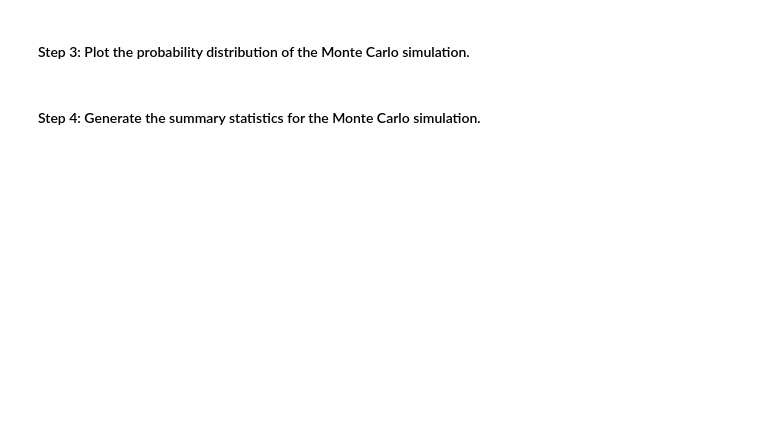
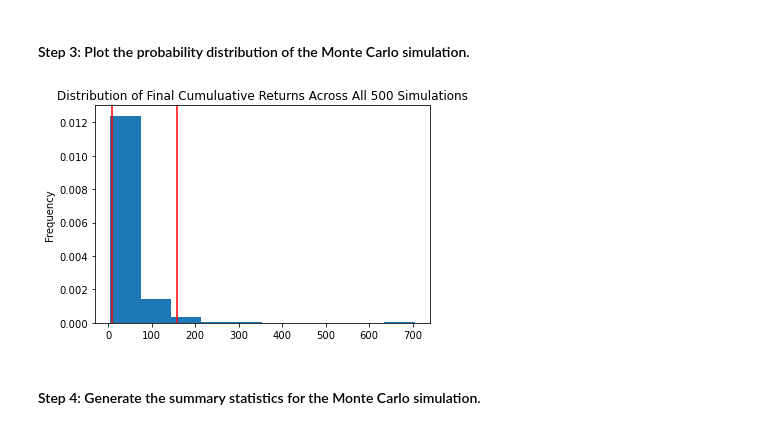
Before and after one commit to phodsman/Credit-Union-Member-Financial-Planner, a Jupyter notebook: financial_planning_tools.ipynb, the cells around one changed output. Saved outputs shown, nothing was run; the diff lists cells and outputs as text; code cells hidden in the pictures; blank space fills up the shorter version.

```diff
--- a/financial_planning_tools.ipynb
+++ b/financial_planning_tools.ipynb
@@ -314,7 +382,9 @@ In this section, you’ll use the MCForecastTools library to create a Monte Carl
 # %%
 # Visualize the probability distribution of the 30-year Monte Carlo simulation
 # by plotting a histogram
-# YOUR CODE HERE
+distribution_plot_thirtyyear_6040 = MC_thirtyyear_6040.plot_distribution()
+# %% [output]
+[figure, added]
 # %% [markdown]
 #### Step 4: Generate the summary statistics for the Monte Carlo simulation.
 # %%
```
Also changed, not shown: parts of 8 cells of this notebook.
